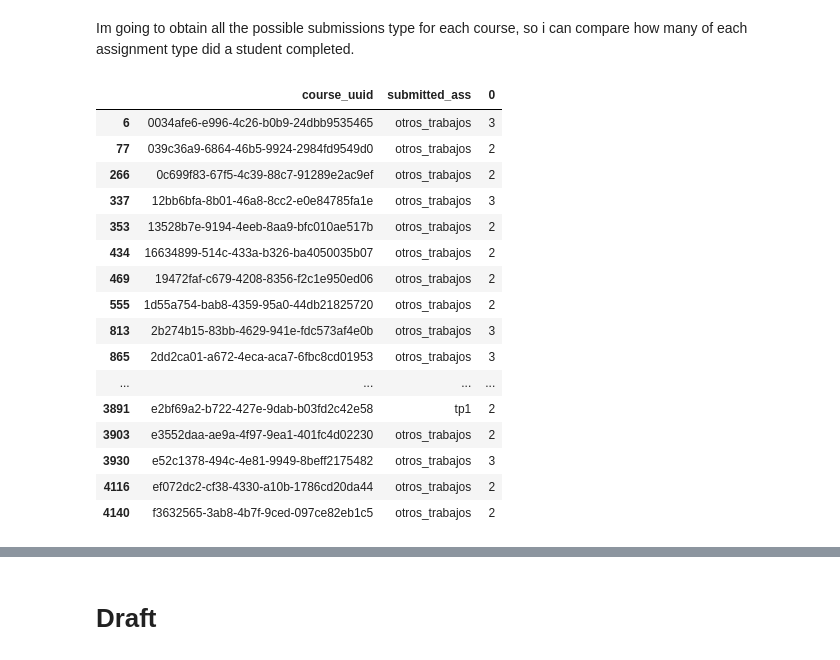
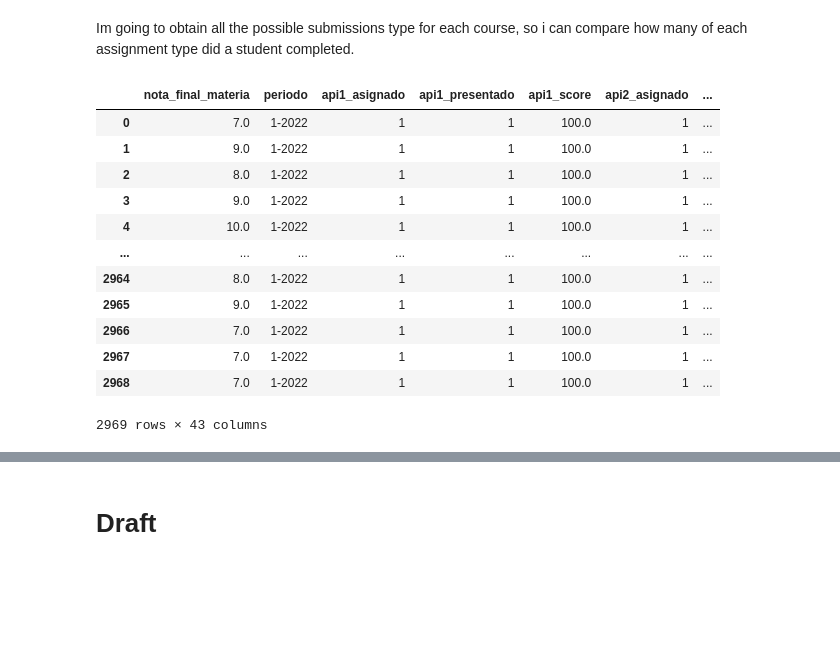
Before and after one commit to bautidea/course_approve_detection, a Jupyter notebook: notebok.ipynb, the cells around one changed output, grey strips where cells are left out. Drawn from its saved outputs; the diff is of its cells as text; code cells hidden in the pictures; blank space fills up the shorter version.

```diff
--- a/notebok.ipynb
+++ b/notebok.ipynb
@@ -470,8 +470,6 @@ data.drop(columns='index', inplace=True)
 def flag_unrequited_assignments(df, new_col_name):
     # Unique assignments for each course.
     unique_assignments_per_course = student_df[student_df['assigned_ass'].notnull()].groupby('course_uuid')['assigned_ass'].unique()
-
-    result = df.copy()
 
     for assignment in assessment_cols: # --> ['api1', 'api2', 'api3', 'api4', 'ed3', 'ed4', 'tp1', 'tp2', 'tp3', 'tp4']
     # Iterating over possible assignments that a course can have.
@@ -485,16 +483,16 @@ def flag_unrequited_assignments(df, new_col_name):
             # Then if the assignment is not present in possible assignment of the series.
             if assignment not in possible_assignment_list:
                 # Keeping considered course.
-                mask = result['course_uuid'] == course_uuid
+                mask = df['course_uuid'] == course_uuid
                 # And flagging the corresponding assignment column as -1.
-                result.loc[mask, assignment] = -1
+                df.loc[mask, assignment] = -1
 
     # Renaming columns.
     for assignment in assessment_cols:
         rename = {assignment : f'{assignment}_{new_col_name}'}
-        result.rename(columns=rename, inplace=True)
+        df.rename(columns=rename, inplace=True)
 
-    return result
+    return df
 # %%
 data = flag_unrequited_assignments(data,'asignado')
 data.sample(3)
@@ -509,11 +507,9 @@ data.sample(3)
 # Since i dont have this information in the column i generated 'assigned_ass'.
 # Ill check the submissions of each student in each course, and keep the max assignments for 'otros_trabajos'.
 
-# Keeping index in order to obtain the submission of each student.
-otros_trabajos_df = student_df[['index', 'submitted_ass','course_uuid']]
-
+# Keeping index in order to obtain the submission of each student, and using the final score of each course.
 # Grouping to obtain the amount of submission each student did in each course.
-otros_trabajos_df = otros_trabajos_df.groupby(['index', 'course_uuid', 'submitted_ass']).size().reset_index()
+otros_trabajos_df = student_df.groupby(['index', 'course_uuid', 'submitted_ass']).size().reset_index()
 
 # Keeping only the assignment of interest ('otros_trabajos') and keeping the amount of submissions for each student.
 otros_trabajos_df = otros_trabajos_df.loc[otros_trabajos_df['submitted_ass'] == 'otros_trabajos', ['course_uuid', 'submitted_ass', 0]]
@@ -521,12 +517,18 @@ otros_trabajos_df = otros_trabajos_df.loc[otros_trabajos_df['submitted_ass'] ==
 # Obtaining the max amount of submissions for 'otros_trabajos' for each course, im going to assign that value
 # for the assignments of the given course.
 otros_trabajos_df = otros_trabajos_df.groupby('course_uuid')[0].max().reset_index()
+otros_trabajos_df.rename(columns={0:'otros_trabajos_asignado'}, inplace=True )
 
 # Merging information.
+data['index'] = data.index.values
 data = data.merge(otros_trabajos_df, how='left', on='course_uuid')
-data.rename(columns={0:'otros_trabajos_asignado'}, inplace=True )
+
 data['otros_trabajos_asignado'] = data['otros_trabajos_asignado'].fillna(0)
 data['otros_trabajos_asignado'] = data['otros_trabajos_asignado'].astype(int)
+
+# Droping index col, and assigning it as index.
+data.index = data['index'].values
+data.drop(columns='index', inplace=True)
 # %% [markdown]
 ### Obtaining submission information for each assignment.
 # %%
@@ -618,32 +620,28 @@ data.sample(3)
 # %% [markdown]
 Im going to obtain all the possible submissions type for each course, so i can compare how many of each assignment type did a student completed.
 # %%
-course_submission_type_df = student_df[[
-    'submitted_ass',
-    'submission_type',
-    'course_uuid'
-]].dropna().drop_duplicates().reset_index(drop=True)
-course_submission_type_df = course_submission_type_df.groupby(['course_uuid', 'submitted_ass']).size().reset_index()
-# course_submission_type_df = course_submission_type_df.pivot(index='course_uuid', columns='submission_type', values=0)
-course_submission_type_df[course_submission_type_df[0] > 1]
+course_submission_type_df = student_df.groupby(['index', 'course_uuid', 'submission_type']).size().reset_index()
+course_submission_type_df = course_submission_type_df[['course_uuid', 'submission_type', 0]]
+
+course_submission_type_df = course_submission_type_df.groupby(['course_uuid', 'submission_type'])[0].max().reset_index()
+course_submission_type_df = course_submission_type_df.pivot(index='course_uuid', columns='submission_type', values=0).reset_index().rename_axis(None, axis=1)
+
+# Merging submission type based on the course id.
+data.merge(course_submission_type_df, how='left', on='course_uuid')
 # %% [output]
-|  | course_uuid | submitted_ass | 0 |
-| 6 | 0034afe6-e996-4c26-b0b9-24dbb9535465 | otros_trabajos | 3 |
-| 77 | 039c36a9-6864-46b5-9924-2984fd9549d0 | otros_trabajos | 2 |
-| 266 | 0c699f83-67f5-4c39-88c7-91289e2ac9ef | otros_trabajos | 2 |
-| 337 | 12bb6bfa-8b01-46a8-8cc2-e0e84785fa1e | otros_trabajos | 3 |
-| 353 | 13528b7e-9194-4eeb-8aa9-bfc010ae517b | otros_trabajos | 2 |
-| 434 | 16634899-514c-433a-b326-ba4050035b07 | otros_trabajos | 2 |
-| 469 | 19472faf-c679-4208-8356-f2c1e950ed06 | otros_trabajos | 2 |
-| 555 | 1d55a754-bab8-4359-95a0-44db21825720 | otros_trabajos | 2 |
-| 813 | 2b274b15-83bb-4629-941e-fdc573af4e0b | otros_trabajos | 3 |
-| 865 | 2dd2ca01-a672-4eca-aca7-6fbc8cd01953 | otros_trabajos | 3 |
-| ... | ... | ... | ... |
-| 3891 | e2bf69a2-b722-427e-9dab-b03fd2c42e58 | tp1 | 2 |
-| 3903 | e3552daa-ae9a-4f97-9ea1-401fc4d02230 | otros_trabajos | 2 |
-| 3930 | e52c1378-494c-4e81-9949-8beff2175482 | otros_trabajos | 3 |
-| 4116 | ef072dc2-cf38-4330-a10b-1786cd20da44 | otros_trabajos | 2 |
-| 4140 | f3632565-3ab8-4b7f-9ced-097ce82eb1c5 | otros_trabajos | 2 |
+|  | nota_final_materia | periodo | api1_asignado | api1_presentado | api1_score | api2_asignado | ... |
+| 0 | 7.0 | 1-2022 | 1 | 1 | 100.0 | 1 | ... |
+| 1 | 9.0 | 1-2022 | 1 | 1 | 100.0 | 1 | ... |
+| 2 | 8.0 | 1-2022 | 1 | 1 | 100.0 | 1 | ... |
+| 3 | 9.0 | 1-2022 | 1 | 1 | 100.0 | 1 | ... |
+| 4 | 10.0 | 1-2022 | 1 | 1 | 100.0 | 1 | ... |
+| ... | ... | ... | ... | ... | ... | ... | ... |
+| 2964 | 8.0 | 1-2022 | 1 | 1 | 100.0 | 1 | ... |
+| 2965 | 9.0 | 1-2022 | 1 | 1 | 100.0 | 1 | ... |
+| 2966 | 7.0 | 1-2022 | 1 | 1 | 100.0 | 1 | ... |
+| 2967 | 7.0 | 1-2022 | 1 | 1 | 100.0 | 1 | ... |
+| 2968 | 7.0 | 1-2022 | 1 | 1 | 100.0 | 1 | ... |
+2969 rows × 43 columns
 # %%
 # First im going to obtain the amount of submission type per course. since there are courses
 # that have duplications i need to obtain unique assignments for each course.
```
Also changed, not shown: parts of 7 cells of this notebook.
